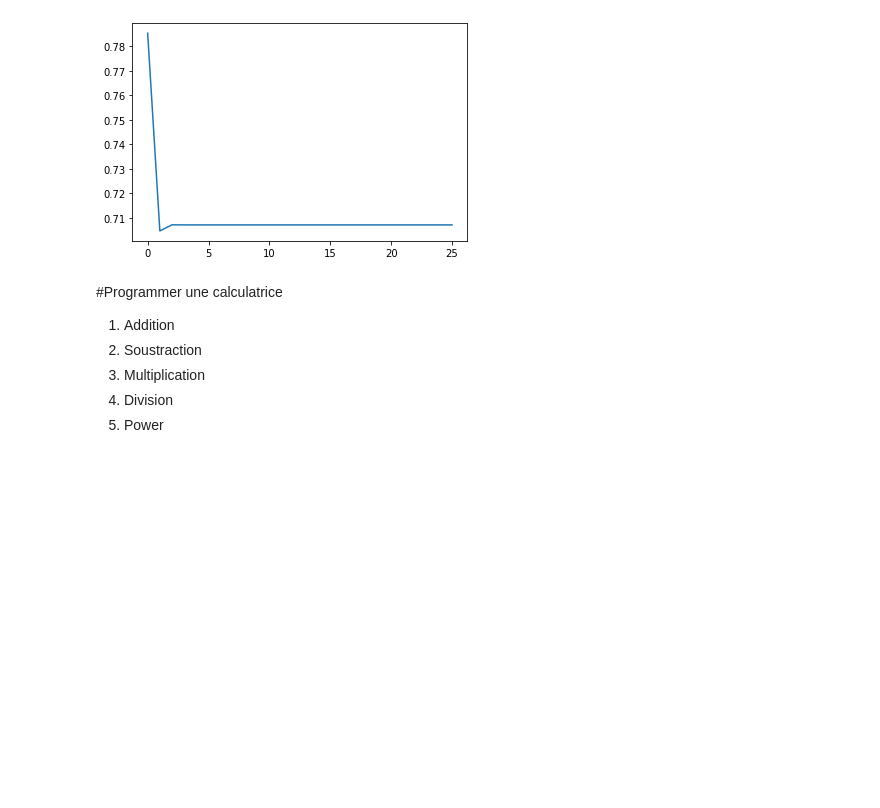
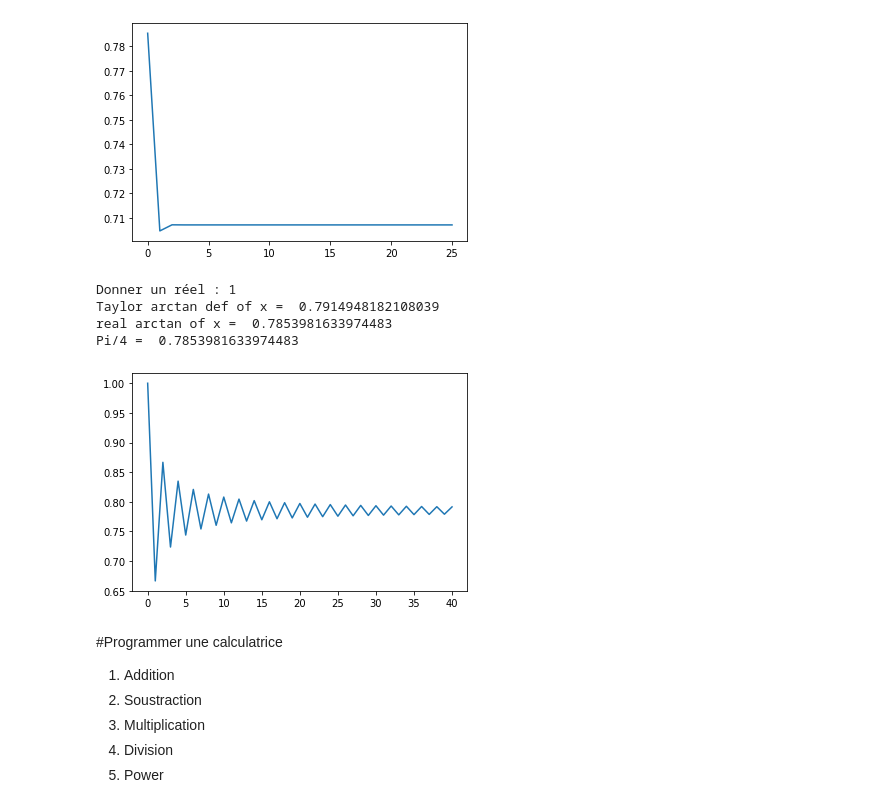
Before and after one commit to FadyD123/NLP, a Jupyter notebook: Python_Courses.ipynb, the cells around one changed output. Saved outputs shown, nothing was run; the diff lists cells and outputs as text; code cells hidden in the pictures; blank space fills up the shorter version.

```diff
--- a/Python_Courses.ipynb
+++ b/Python_Courses.ipynb
@@ -199,6 +199,37 @@ Donner un réel : 45
 Taylor sinus def of x =  0.7071067811865475
 real sinus of x =  0.7071067811865475
 [figure]
+# %%
+import matplotlib.pyplot as plt
+import numpy as np
+import math
+
+def arctg(x):
+  if x==0:
+    return 1
+  else:
+   N = 40
+   arctgx = 0
+   tab = np.zeros(N+1)
+   for n in range(0,N+1):
+     arctgx = arctgx + float((-1)**n) * float(x**(2*n+1))/float((2*n+1))
+     tab[n] = arctgx
+   plt.plot(tab)
+   return arctgx
+
+x = input("Donner un réel : ")
+x = float(x)
+
+
+print("Taylor arctan def of x = ", arctg(x))
+print("real arctan of x = ", math.atan(x))
+print("Pi/4 = ", math.pi/4)
+# %% [output]
+Donner un réel : 1
+Taylor arctan def of x =  0.7914948182108039
+real arctan of x =  0.7853981633974483
+Pi/4 =  0.7853981633974483
+[figure, added]
 # %% [markdown]
 #Programmer une calculatrice
 1.   Addition
```
